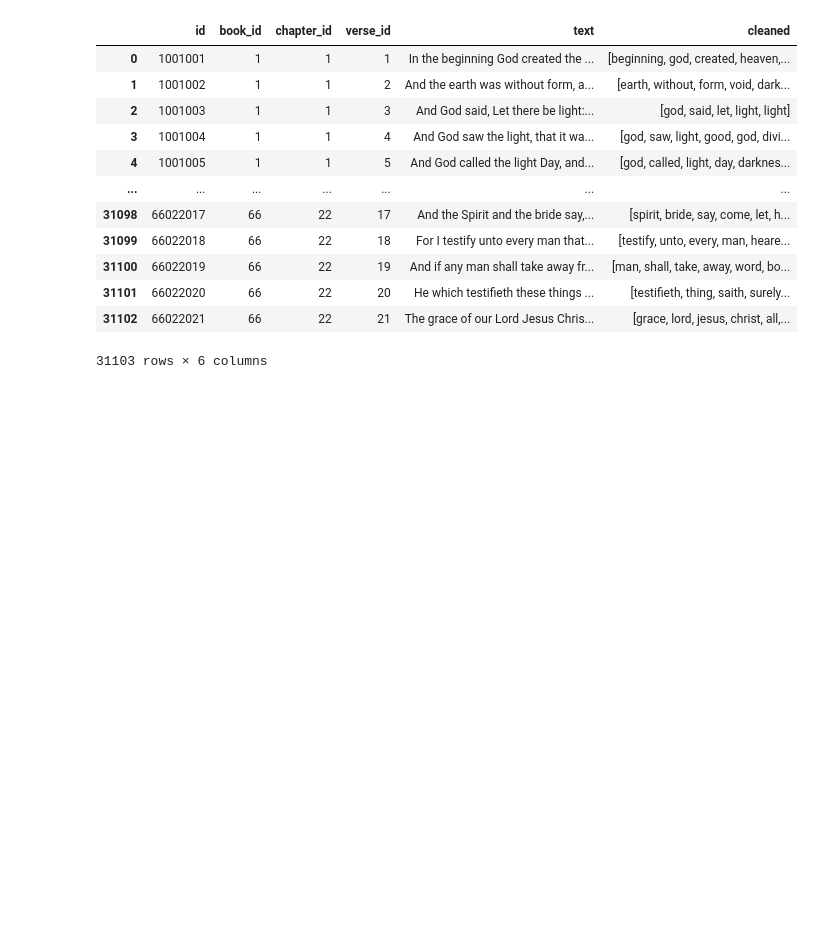
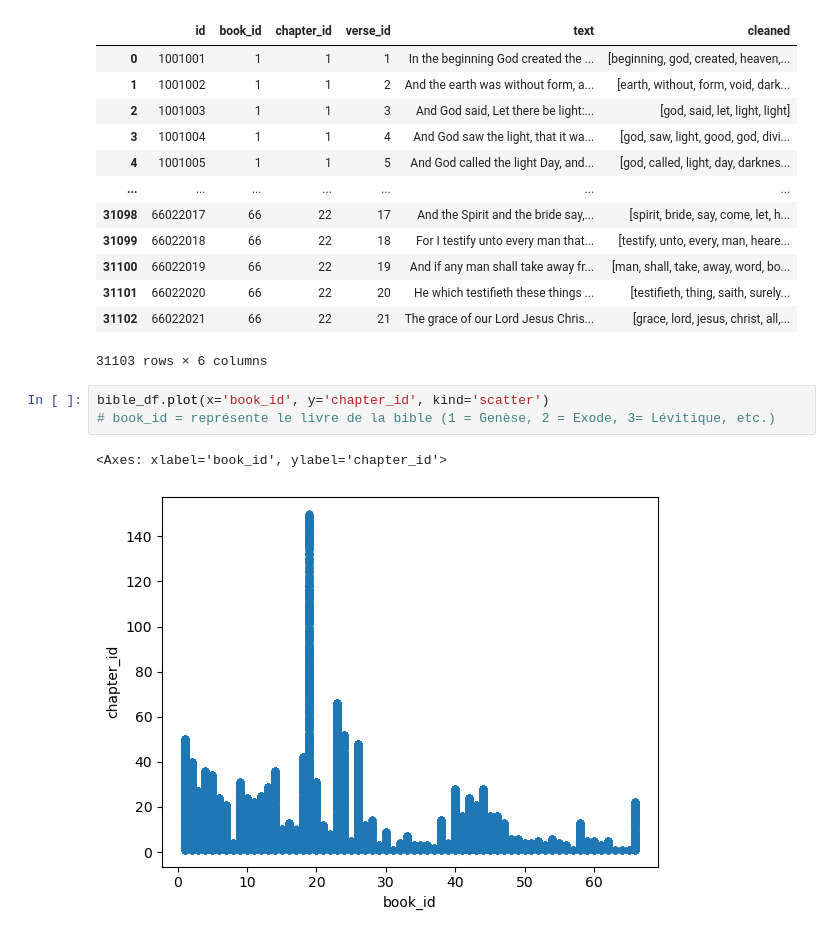
Before and after one commit to nastoo/datascience, a Jupyter notebook: TP3_V1.ipynb, the cells around one changed output. Cells and saved outputs as stored; diff of their text form; blank space fills up the shorter version.

Commit message:
Graphique

```diff
--- a/TP3_V1.ipynb
+++ b/TP3_V1.ipynb
@@ -114,3 +114,9 @@ bible_df
 | 31101 | 66022020 | 66 | 22 | 20 | He which testifieth these things ... | [testifieth, thing, saith, surely... |
 | 31102 | 66022021 | 66 | 22 | 21 | The grace of our Lord Jesus Chris... | [grace, lord, jesus, christ, all,... |
 31103 rows × 6 columns
+# %%
+bible_df.plot(x='book_id', y='chapter_id', kind='scatter')
+# book_id = représente le livre de la bible (1 = Genèse, 2 = Exode, 3= Lévitique, etc.)
+# %% [output]
+<Axes: xlabel='book_id', ylabel='chapter_id'>
+[figure, added]
```
Also changed, not shown: parts of 1 cell of this notebook.
